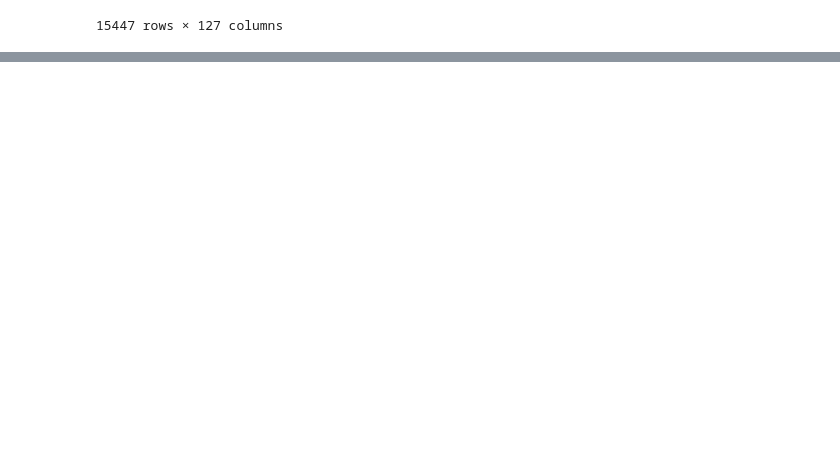
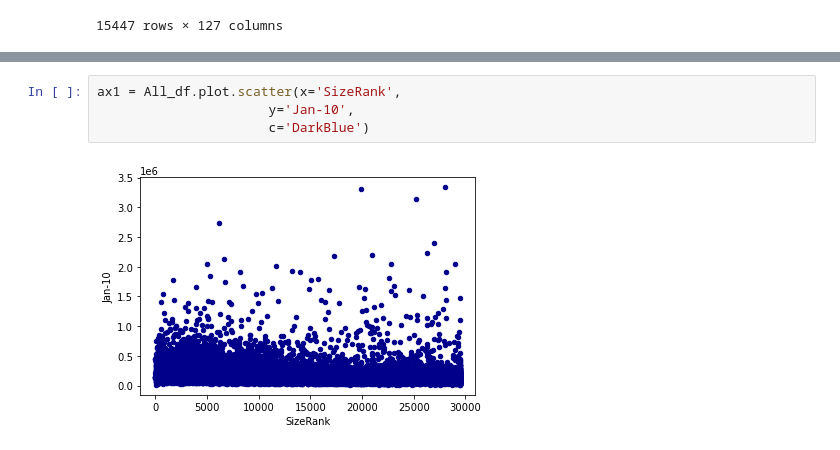
Before and after one commit to tharren12/Group_8_Final_Project, a Jupyter notebook: Notebook/City_Zhvi_AllHomes.ipynb, the cells around one changed output, grey strips where cells are left out. Saved outputs shown, nothing was run; the diff lists cells and outputs as text; blank space fills up the shorter version.

```diff
--- a/Notebook/City_Zhvi_AllHomes.ipynb
+++ b/Notebook/City_Zhvi_AllHomes.ipynb
@@ -160,0 +228,6 @@ All_Homes_cleansed_df
+# %%
+ax1 = All_df.plot.scatter(x='SizeRank',
+                      y='Jan-10',
+                      c='DarkBlue')
+# %% [output]
+[figure, added]
```
Also changed, not shown: parts of 22 cells of this notebook, 7 other files.
